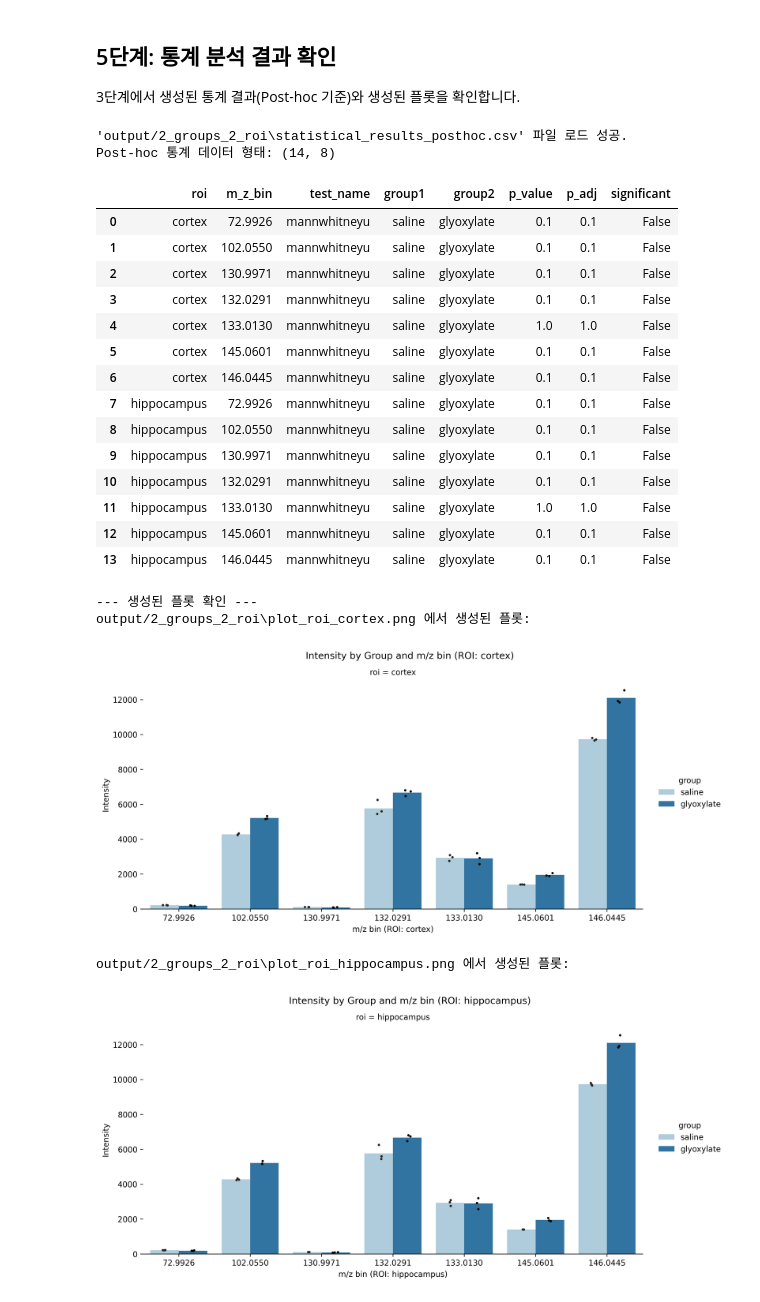
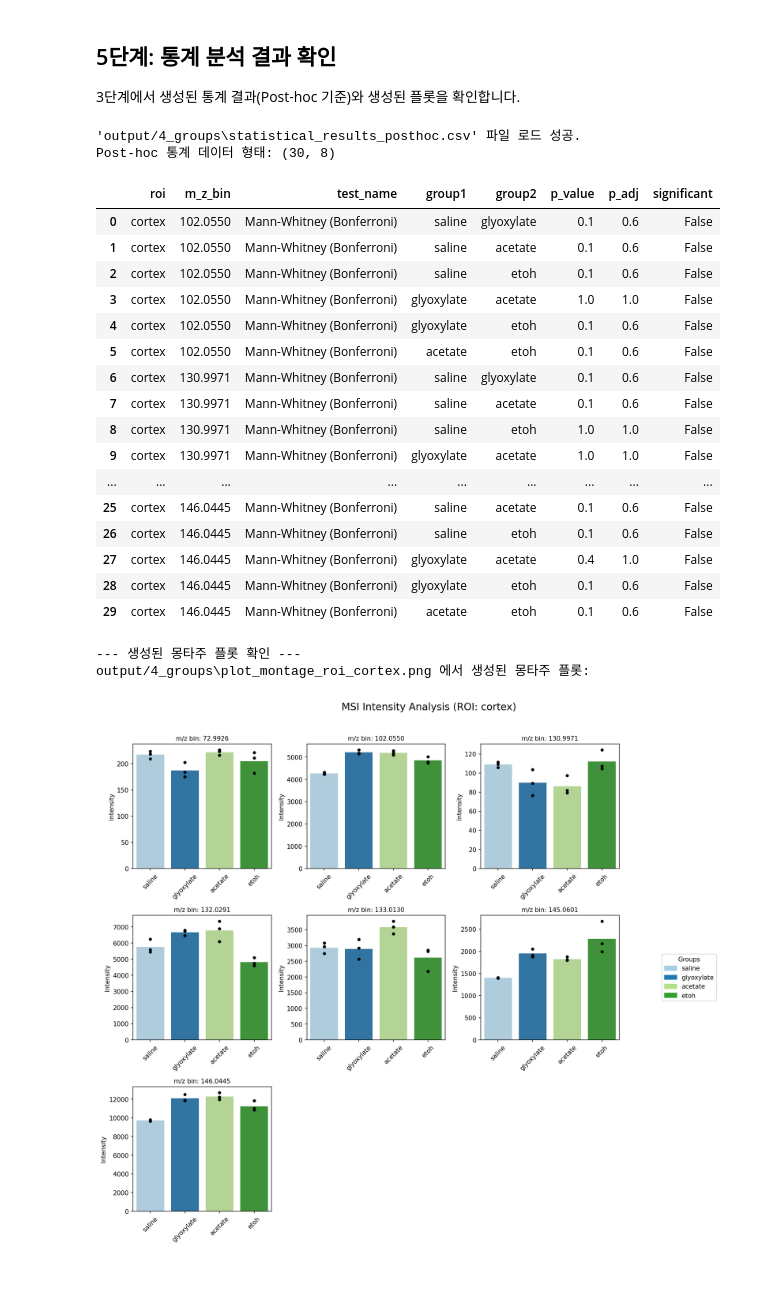
Before and after one commit to parkgilbong/mass-imaging-analysis, a Jupyter notebook: main.ipynb, the cells around one changed output. Saved outputs shown, nothing was run; the diff lists cells and outputs as text; code cells hidden in the pictures; blank space fills up the shorter version.

```diff
--- a/main.ipynb
+++ b/main.ipynb
@@ -311,47 +145,48 @@ output/2_groups_2_roi\aggregated_mean_intensities.csv' 파일 로드 성공.
 # %%
 if config and 'output_dir' in config:
     output_dir = config['output_dir']
     stats_csv_path = os.path.join(output_dir, "statistical_results_posthoc.csv")
     if os.path.exists(stats_csv_path):
         df_stats = pd.read_csv(stats_csv_path)
         print(f"'{stats_csv_path}' 파일 로드 성공.")
         print(f"Post-hoc 통계 데이터 형태: {df_stats.shape}")
     # 유의미한(significant=True) 결과만 필터링하여 확인
         display(df_stats)
     else:
         print(f"오류: 통계 결과 파일 '{stats_csv_path}'을(를) 찾을 수 없습니다.")
-print("--- 생성된 플롯 확인 ---")
-# config의 roi 정보로 생성된 플롯 파일명 추정\n",
-if 'roi_info' in config and 'name_of_roi' in config['roi_info']:
-        for roi in config['roi_info']['name_of_roi']:
-            plot_path = os.path.join(output_dir, f"plot_roi_{roi}.png")
-            if os.path.exists(plot_path):
-                print(f"{plot_path} 에서 생성된 플롯:")
-                display(Image(filename=plot_path, width=800))
-            else:
-                print(f"오류: 플롯 파일 '{plot_path}'을(를) 찾을 수 없습니다.")
+print("--- 생성된 몽타주 플롯 확인 ---")
+# config의 roi 정보로 생성된 플롯 파일명 추정",
+if 'roi_info' in config:
+    for roi_dict in config['roi_info']:
+        roi_name = roi_dict['name']
+        plot_path = os.path.join(output_dir, f"plot_montage_roi_{roi_name}.png")
+        if os.path.exists(plot_path):
+            print(f"{plot_path} 에서 생성된 몽타주 플롯:")
+            display(Image(filename=plot_path, width=800))
+        else:
+            print(f"오류: 플롯 파일 '{plot_path}'을(를) 찾을 수 없습니다.")
 else:
-     print("오류: 'config.yaml'에서 'output_dir'을 찾을 수 없습니다.")
+    print("오류: 'config.yaml'에서 'output_dir'을 찾을 수 없습니다.")
 # %% [output]
-'output/2_groups_2_roi\statistical_results_posthoc.csv' 파일 로드 성공.
-Post-hoc 통계 데이터 형태: (14, 8)
+'output/4_groups\statistical_results_posthoc.csv' 파일 로드 성공.
+Post-hoc 통계 데이터 형태: (30, 8)
 |  | roi | m_z_bin | test_name | group1 | group2 | p_value | p_adj | significant |
-| 0 | cortex | 72.9926 | mannwhitneyu | saline | glyoxylate | 0.1 | 0.1 | False |
-| 1 | cortex | 102.0550 | mannwhitneyu | saline | glyoxylate | 0.1 | 0.1 | False |
-| 2 | cortex | 130.9971 | mannwhitneyu | saline | glyoxylate | 0.1 | 0.1 | False |
-| 3 | cortex | 132.0291 | mannwhitneyu | saline | glyoxylate | 0.1 | 0.1 | False |
-| 4 | cortex | 133.0130 | mannwhitneyu | saline | glyoxylate | 1.0 | 1.0 | False |
-| 5 | cortex | 145.0601 | mannwhitneyu | saline | glyoxylate | 0.1 | 0.1 | False |
-| 6 | cortex | 146.0445 | mannwhitneyu | saline | glyoxylate | 0.1 | 0.1 | False |
-| 7 | hippocampus | 72.9926 | mannwhitneyu | saline | glyoxylate | 0.1 | 0.1 | False |
-| 8 | hippocampus | 102.0550 | mannwhitneyu | saline | glyoxylate | 0.1 | 0.1 | False |
-| 9 | hippocampus | 130.9971 | mannwhitneyu | saline | glyoxylate | 0.1 | 0.1 | False |
-| 10 | hippocampus | 132.0291 | mannwhitneyu | saline | glyoxylate | 0.1 | 0.1 | False |
-| 11 | hippocampus | 133.0130 | mannwhitneyu | saline | glyoxylate | 1.0 | 1.0 | False |
-| 12 | hippocampus | 145.0601 | mannwhitneyu | saline | glyoxylate | 0.1 | 0.1 | False |
-| 13 | hippocampus | 146.0445 | mannwhitneyu | saline | glyoxylate | 0.1 | 0.1 | False |
+| 0 | cortex | 102.0550 | Mann-Whitney (Bonferroni) | saline | glyoxylate | 0.1 | 0.6 | False |
+| 1 | cortex | 102.0550 | Mann-Whitney (Bonferroni) | saline | acetate | 0.1 | 0.6 | False |
+| 2 | cortex | 102.0550 | Mann-Whitney (Bonferroni) | saline | etoh | 0.1 | 0.6 | False |
+| 3 | cortex | 102.0550 | Mann-Whitney (Bonferroni) | glyoxylate | acetate | 1.0 | 1.0 | False |
+| 4 | cortex | 102.0550 | Mann-Whitney (Bonferroni) | glyoxylate | etoh | 0.1 | 0.6 | False |
+| 5 | cortex | 102.0550 | Mann-Whitney (Bonferroni) | acetate | etoh | 0.1 | 0.6 | False |
+| 6 | cortex | 130.9971 | Mann-Whitney (Bonferroni) | saline | glyoxylate | 0.1 | 0.6 | False |
+| 7 | cortex | 130.9971 | Mann-Whitney (Bonferroni) | saline | acetate | 0.1 | 0.6 | False |
+| 8 | cortex | 130.9971 | Mann-Whitney (Bonferroni) | saline | etoh | 1.0 | 1.0 | False |
+| 9 | cortex | 130.9971 | Mann-Whitney (Bonferroni) | glyoxylate | acetate | 1.0 | 1.0 | False |
+| ... | ... | ... | ... | ... | ... | ... | ... | ... |
+| 25 | cortex | 146.0445 | Mann-Whitney (Bonferroni) | saline | acetate | 0.1 | 0.6 | False |
+| 26 | cortex | 146.0445 | Mann-Whitney (Bonferroni) | saline | etoh | 0.1 | 0.6 | False |
+| 27 | cortex | 146.0445 | Mann-Whitney (Bonferroni) | glyoxylate | acetate | 0.4 | 1.0 | False |
+| 28 | cortex | 146.0445 | Mann-Whitney (Bonferroni) | glyoxylate | etoh | 0.1 | 0.6 | False |
+| 29 | cortex | 146.0445 | Mann-Whitney (Bonferroni) | acetate | etoh | 0.1 | 0.6 | False |
---- 생성된 플롯 확인 ---
-output/2_groups_2_roi\plot_roi_cortex.png 에서 생성된 플롯:
+--- 생성된 몽타주 플롯 확인 ---
+output/4_groups\plot_montage_roi_cortex.png 에서 생성된 몽타주 플롯:
-[figure, old version]
+[figure, new version]
-output/2_groups_2_roi\plot_roi_hippocampus.png 에서 생성된 플롯:
-[figure, removed]
```
Also changed, not shown: parts of 6 cells of this notebook, 6 other files.
